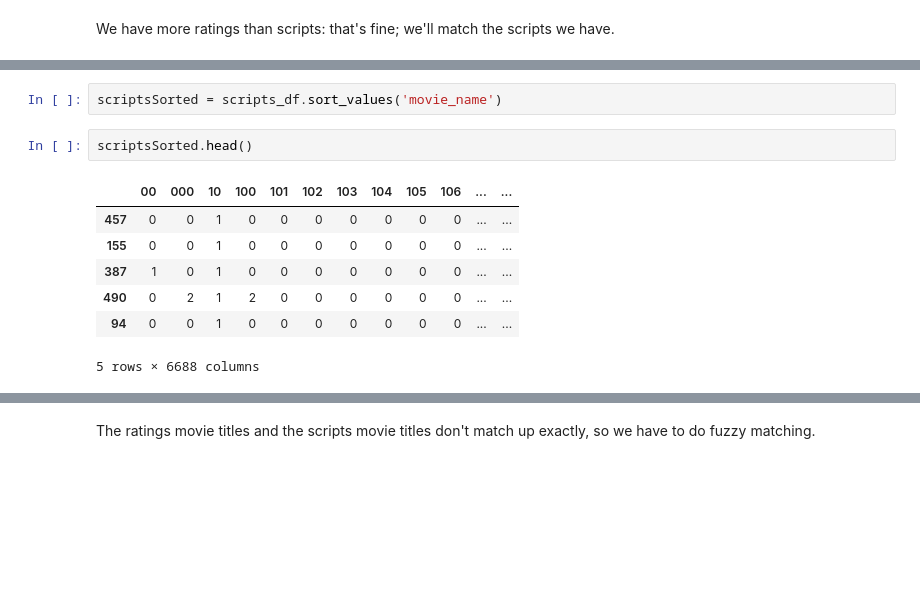
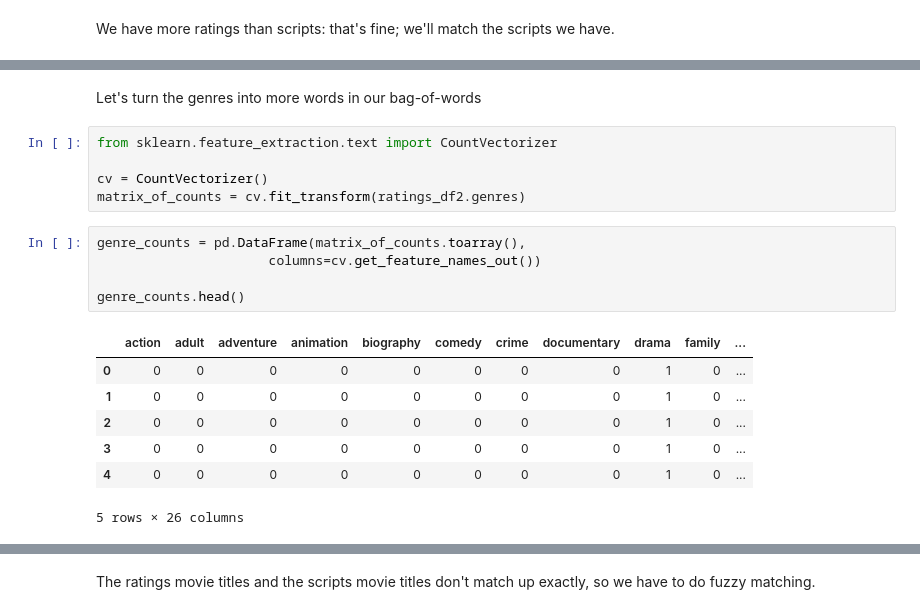
Before and after one commit to cda913/Capstone, a Jupyter notebook: C_Aitkin_EDA_Capstone.ipynb, the cells around one changed output, grey strips where cells are left out. Cells and saved outputs as stored; diff of their text form; blank space fills up the shorter version.

```diff
--- a/C_Aitkin_EDA_Capstone.ipynb
+++ b/C_Aitkin_EDA_Capstone.ipynb
@@ -94,12 +92,20 @@ ratingsSorted.head()
-# %%
-scriptsSorted = scripts_df.sort_values('movie_name')
-# %%
-scriptsSorted.head()
-# %% [output]
-|  | 00 | 000 | 10 | 100 | 101 | 102 | 103 | 104 | 105 | 106 | ... | ... |
-| 457 | 0 | 0 | 1 | 0 | 0 | 0 | 0 | 0 | 0 | 0 | ... | ... |
-| 155 | 0 | 0 | 1 | 0 | 0 | 0 | 0 | 0 | 0 | 0 | ... | ... |
-| 387 | 1 | 0 | 1 | 0 | 0 | 0 | 0 | 0 | 0 | 0 | ... | ... |
-| 490 | 0 | 2 | 1 | 2 | 0 | 0 | 0 | 0 | 0 | 0 | ... | ... |
-| 94 | 0 | 0 | 1 | 0 | 0 | 0 | 0 | 0 | 0 | 0 | ... | ... |
-5 rows × 6688 columns
+# %% [markdown]
+Let's turn the genres into more words in our bag-of-words
+# %%
+from sklearn.feature_extraction.text import CountVectorizer
+
+cv = CountVectorizer()
+matrix_of_counts = cv.fit_transform(ratings_df2.genres)
+# %%
+genre_counts = pd.DataFrame(matrix_of_counts.toarray(),
+                      columns=cv.get_feature_names_out())
+
+genre_counts.head()
+# %% [output]
+|  | action | adult | adventure | animation | biography | comedy | crime | documentary | drama | family | ... |
+| 0 | 0 | 0 | 0 | 0 | 0 | 0 | 0 | 0 | 1 | 0 | ... |
+| 1 | 0 | 0 | 0 | 0 | 0 | 0 | 0 | 0 | 1 | 0 | ... |
+| 2 | 0 | 0 | 0 | 0 | 0 | 0 | 0 | 0 | 1 | 0 | ... |
+| 3 | 0 | 0 | 0 | 0 | 0 | 0 | 0 | 0 | 1 | 0 | ... |
+| 4 | 0 | 0 | 0 | 0 | 0 | 0 | 0 | 0 | 1 | 0 | ... |
+5 rows × 26 columns
```
Also changed, not shown: parts of 38 cells of this notebook.
